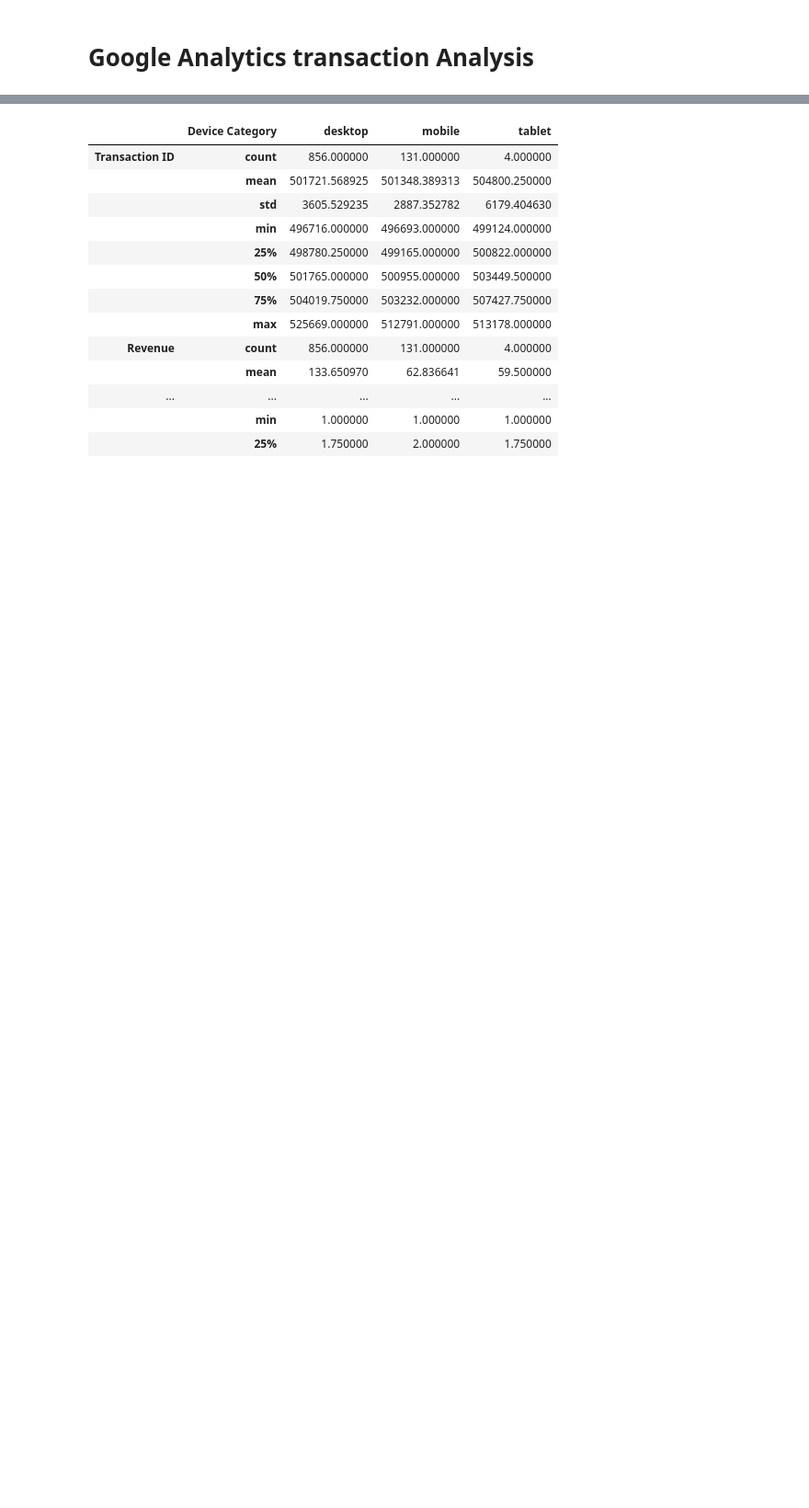
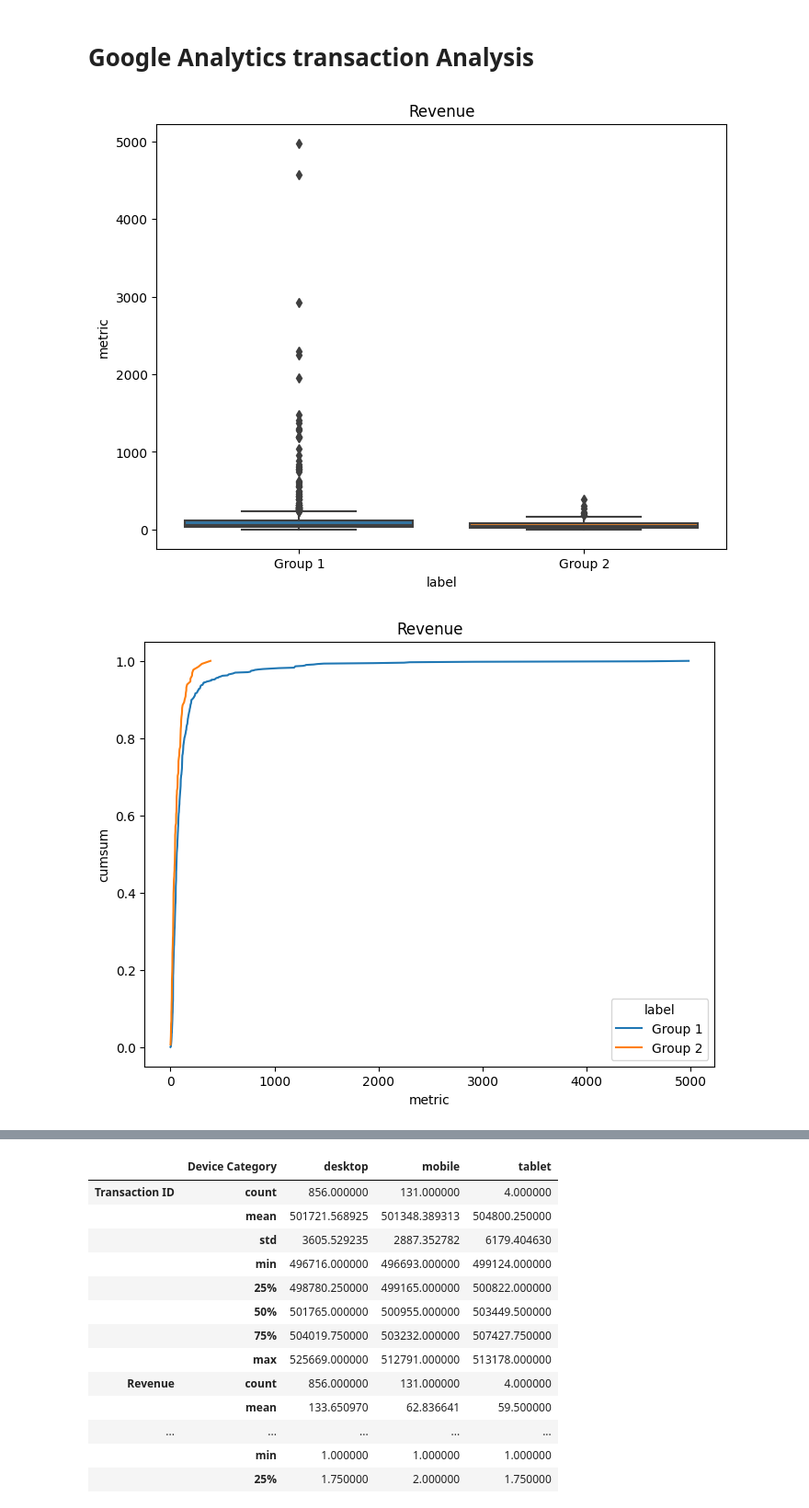
Before and after one commit to nogibjj/as1466-Individual-Project-1, a Jupyter notebook: main.ipynb, the cells around one changed output, grey strips where cells are left out. Shown at 92% size. Saved outputs shown, nothing was run; the diff lists cells and outputs as text; code cells hidden in the pictures; blank space fills up the shorter version.

```diff
--- a/main.ipynb
+++ b/main.ipynb
@@ -28,5 +28,8 @@ df = df.iloc[:-1,:]
 # %%
 # comparing distibutions by device
 desktop = df['Revenue'][df['Device Category']=='desktop']
 mobile = df['Revenue'][df['Device Category']=='mobile']
-# distribution_analytics(desktop,mobile,types='r')
+distribution_analytics(desktop,mobile,types='r')
+# %% [output]
+[figure, added]
+[figure, added]
```
Also changed, not shown: parts of 1 cell of this notebook.
